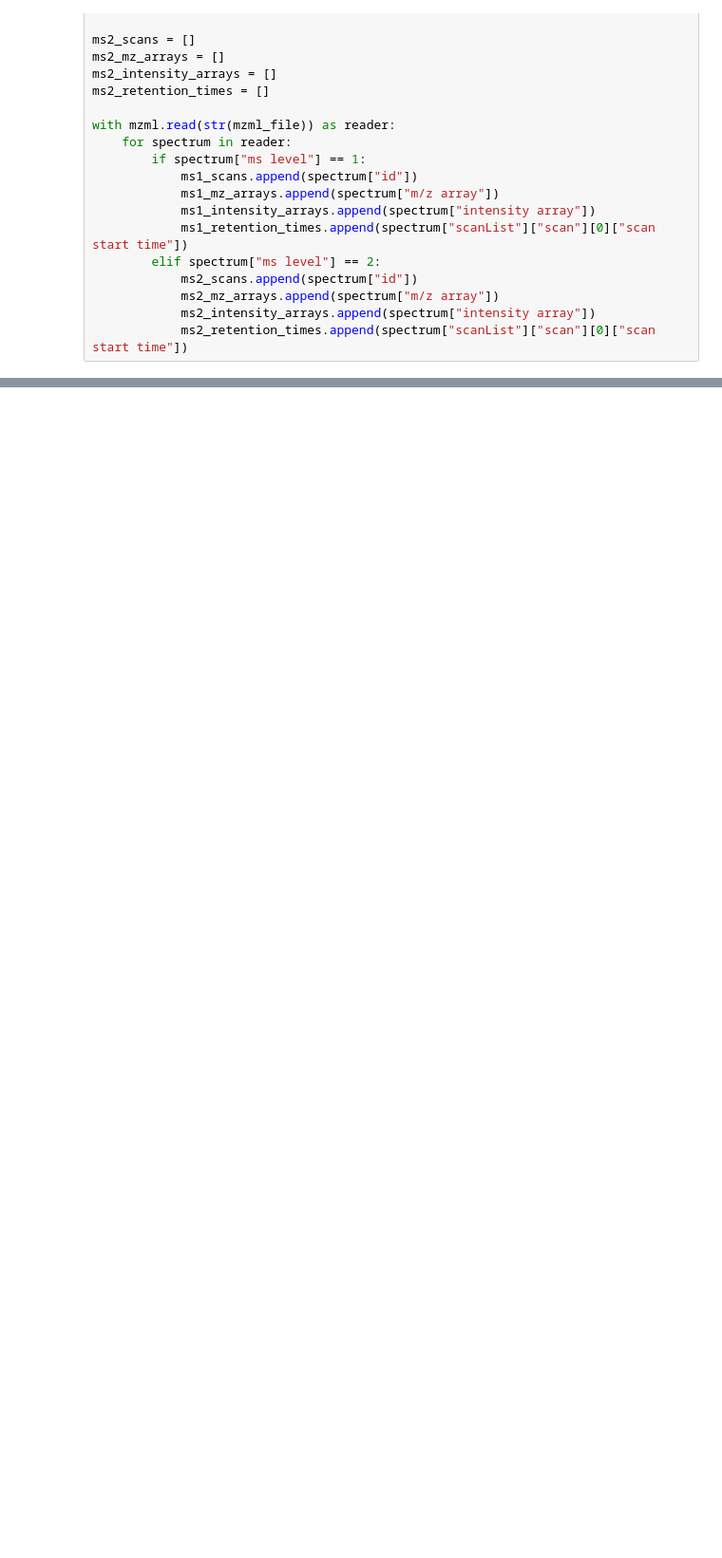
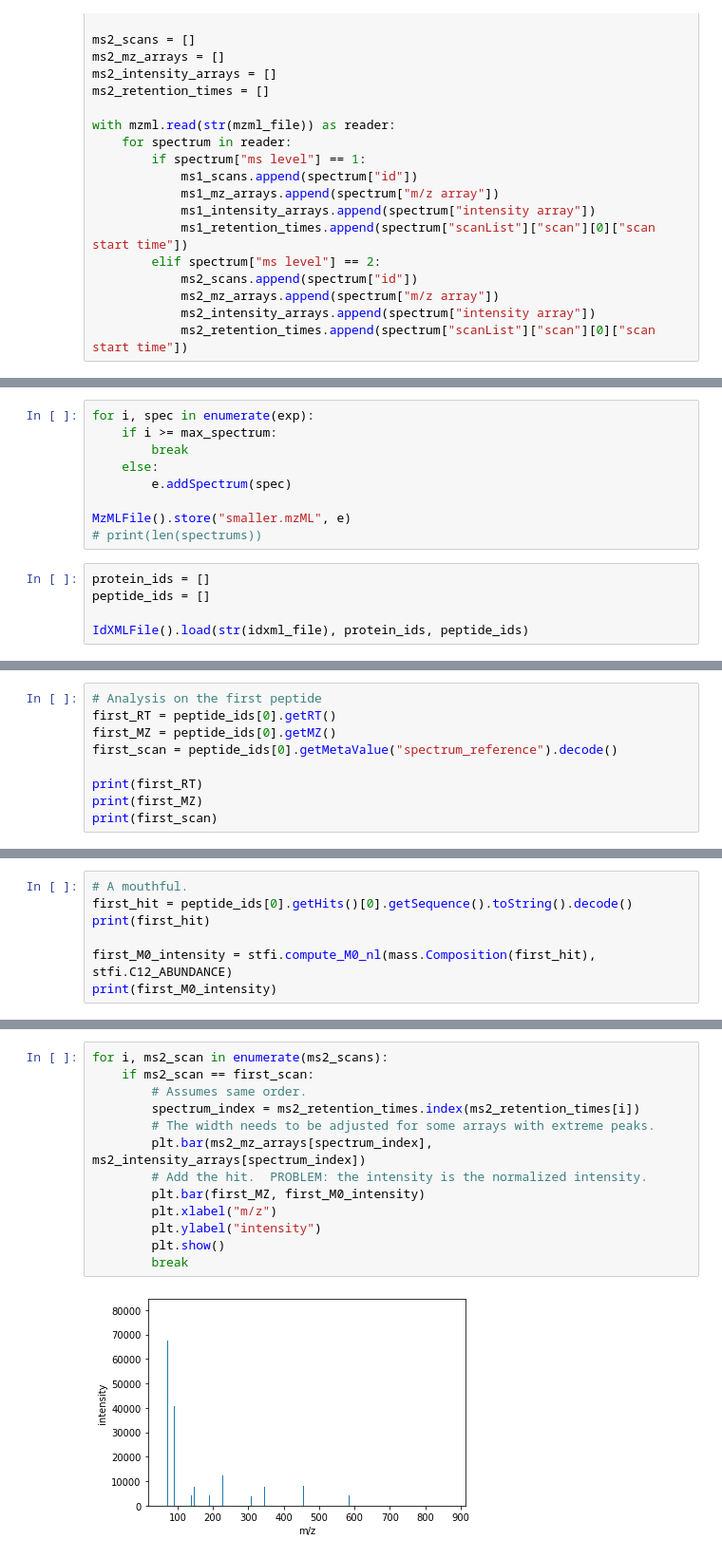
Before and after one commit to pierrepo/JupyterMS, a Jupyter notebook: notebooks/MS_visualization.ipynb, the cells around one changed output, grey strips where cells are left out. Shown at 95% size. Drawn from its saved outputs; the diff is of its cells as text; blank space fills up the shorter version.

```diff
--- a/notebooks/MS_visualization.ipynb
+++ b/notebooks/MS_visualization.ipynb
@@ -186,0 +226,14 @@ plt.show()
+# %%
+for i, spec in enumerate(exp):
+    if i >= max_spectrum:
+        break
+    else:
+        e.addSpectrum(spec)
+
+MzMLFile().store("smaller.mzML", e)
+# print(len(spectrums))
+# %%
+protein_ids = []
+peptide_ids = []
+
+IdXMLFile().load(str(idxml_file), protein_ids, peptide_ids)
@@ -186,0 +247,9 @@ plt.show()
+# %%
+# Analysis on the first peptide
+first_RT = peptide_ids[0].getRT()
+first_MZ = peptide_ids[0].getMZ()
+first_scan = peptide_ids[0].getMetaValue("spectrum_reference").decode()
+
+print(first_RT)
+print(first_MZ)
+print(first_scan)
@@ -186,0 +260,7 @@ plt.show()
+# %%
+# A mouthful.
+first_hit = peptide_ids[0].getHits()[0].getSequence().toString().decode()
+print(first_hit)
+
+first_M0_intensity = stfi.compute_M0_nl(mass.Composition(first_hit), stfi.C12_ABUNDANCE)
+print(first_M0_intensity)
@@ -186,0 +270,15 @@ plt.show()
+# %%
+for i, ms2_scan in enumerate(ms2_scans):
+    if ms2_scan == first_scan:
+        # Assumes same order.
+        spectrum_index = ms2_retention_times.index(ms2_retention_times[i])
+        # The width needs to be adjusted for some arrays with extreme peaks.
+        plt.bar(ms2_mz_arrays[spectrum_index], ms2_intensity_arrays[spectrum_index])
+        # Add the hit.  PROBLEM: the intensity is the normalized intensity.
+        plt.bar(first_MZ, first_M0_intensity)
+        plt.xlabel("m/z")
+        plt.ylabel("intensity")
+        plt.show()
+        break
+# %% [output]
+[figure, added]
```
Also changed, not shown: parts of 25 cells of this notebook, 1 other file.
